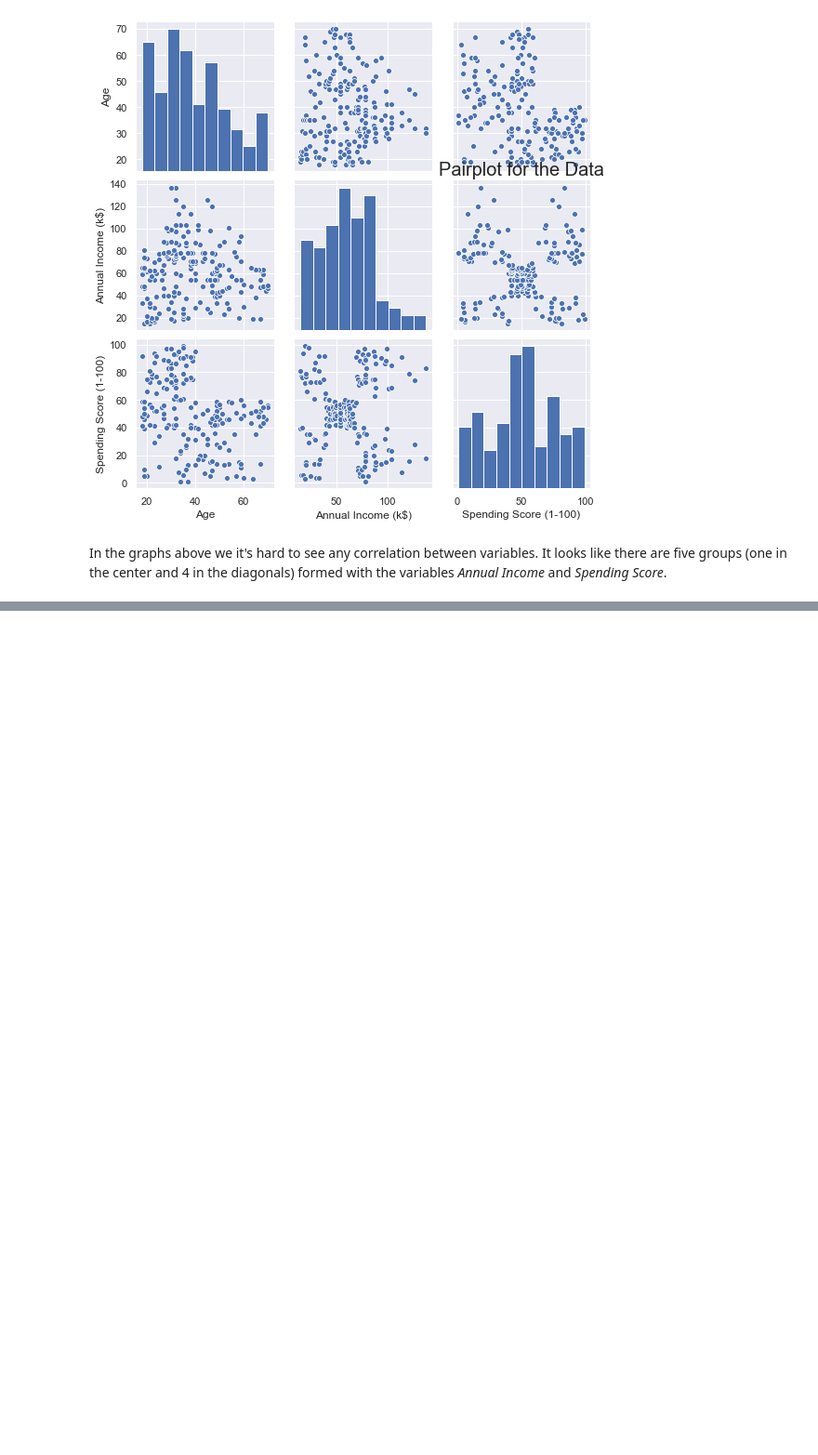
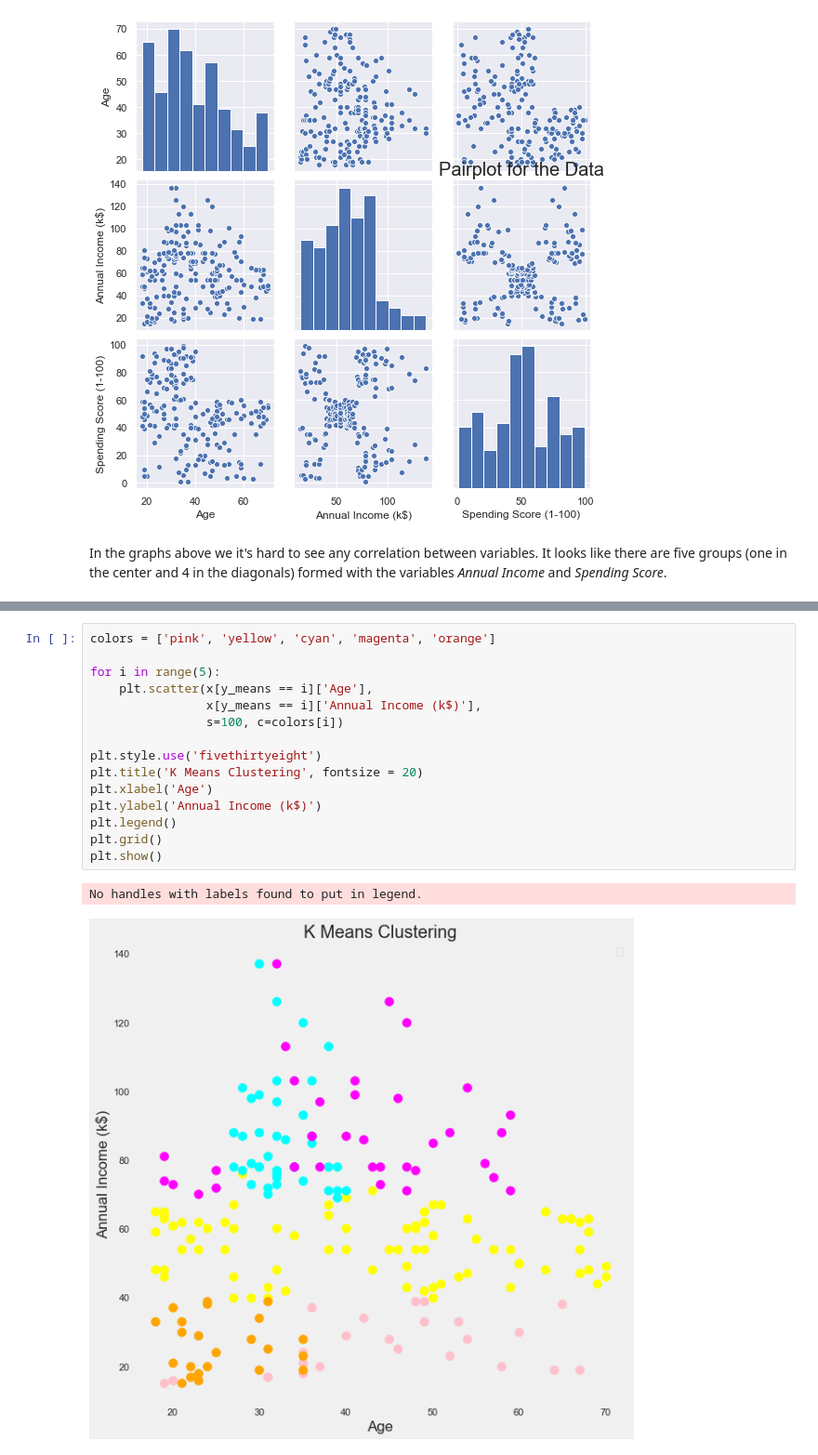
Before and after one commit to rubjmnz93/mall_customers_clustering_analysis, a Jupyter notebook: notebook/Mall_customers_clustering_analysis.ipynb, the cells around one changed output, grey strips where cells are left out. Shown at 93% size. Drawn from its saved outputs; the diff is of its cells as text; blank space fills up the shorter version.

```diff
--- a/notebook/Mall_customers_clustering_analysis.ipynb
+++ b/notebook/Mall_customers_clustering_analysis.ipynb
@@ -133,0 +217,18 @@ It doesn't look like there are any huge different between females and males. We
+# %%
+colors = ['pink', 'yellow', 'cyan', 'magenta', 'orange']
+
+for i in range(5):
+    plt.scatter(x[y_means == i]['Age'],
+                x[y_means == i]['Annual Income (k$)'],
+                s=100, c=colors[i])
+
+plt.style.use('fivethirtyeight')
+plt.title('K Means Clustering', fontsize = 20)
+plt.xlabel('Age')
+plt.ylabel('Annual Income (k$)')
+plt.legend()
+plt.grid()
+plt.show()
+# %% [output]
+No handles with labels found to put in legend.
+[figure, added]
```
Also changed, not shown: parts of 10 cells of this notebook.
